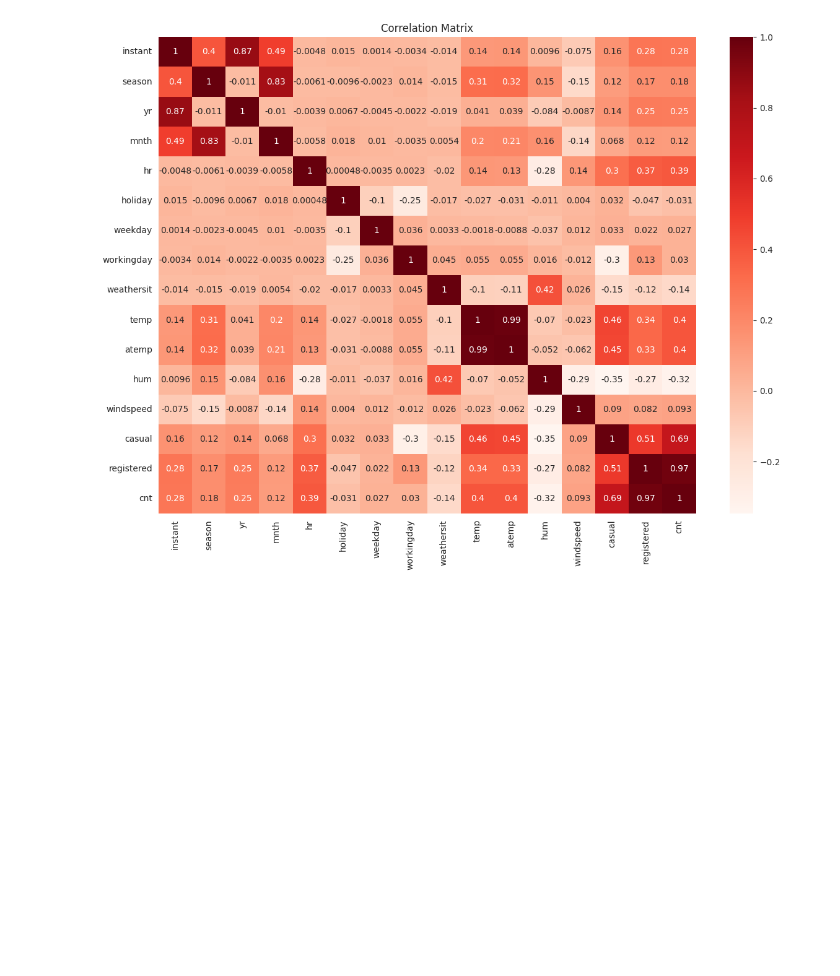
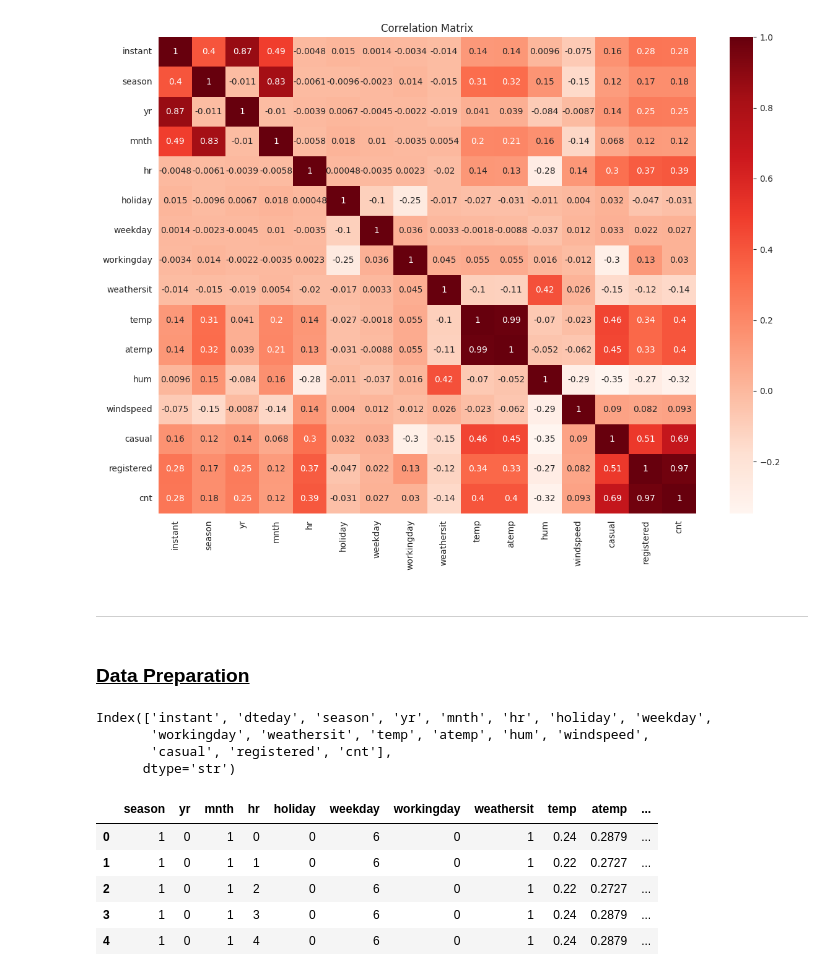
Before and after one commit to sadiam09/Beginner, a Jupyter notebook: Big_Data_Coursework/M32895_Big_Data_Applications.ipynb, the cells around one changed output. Saved outputs shown, nothing was run; the diff lists cells and outputs as text; code cells hidden in the pictures; blank space fills up the shorter version.

Commit message:
Data preparation and dropped unuseful columns

```diff
--- a/Big_Data_Coursework/M32895_Big_Data_Applications.ipynb
+++ b/Big_Data_Coursework/M32895_Big_Data_Applications.ipynb
@@ -272,3 +269,36 @@ plt.title('Correlation Matrix')
 plt.show()
 # %% [output]
 [figure]
+# %% [markdown]
+---
+# %% [markdown]
+### <u>Data Preparation<u>
+# %%
+df.columns
+# %% [output]
+Index(['instant', 'dteday', 'season', 'yr', 'mnth', 'hr', 'holiday', 'weekday',
+       'workingday', 'weathersit', 'temp', 'atemp', 'hum', 'windspeed',
+       'casual', 'registered', 'cnt'],
+      dtype='str')
+# %%
+"""
+Drop columns that are not
+useful for prediction
+"""
+
+df = df.drop(columns=[
+    'instant',  # row index, not useful for prediction
+    'dteday',  # date column, not useful for prediction
+    'casual',  # casual + registered = cnt, keeping them would give the model the answer
+    'registered'
+])
+
+# confirm changes
+df.head()
+# %% [output]
+|  | season | yr | mnth | hr | holiday | weekday | workingday | weathersit | temp | atemp | ... |
+| 0 | 1 | 0 | 1 | 0 | 0 | 6 | 0 | 1 | 0.24 | 0.2879 | ... |
+| 1 | 1 | 0 | 1 | 1 | 0 | 6 | 0 | 1 | 0.22 | 0.2727 | ... |
+| 2 | 1 | 0 | 1 | 2 | 0 | 6 | 0 | 1 | 0.22 | 0.2727 | ... |
+| 3 | 1 | 0 | 1 | 3 | 0 | 6 | 0 | 1 | 0.24 | 0.2879 | ... |
+| 4 | 1 | 0 | 1 | 4 | 0 | 6 | 0 | 1 | 0.24 | 0.2879 | ... |
```
Also changed, not shown: parts of 2 cells of this notebook.
